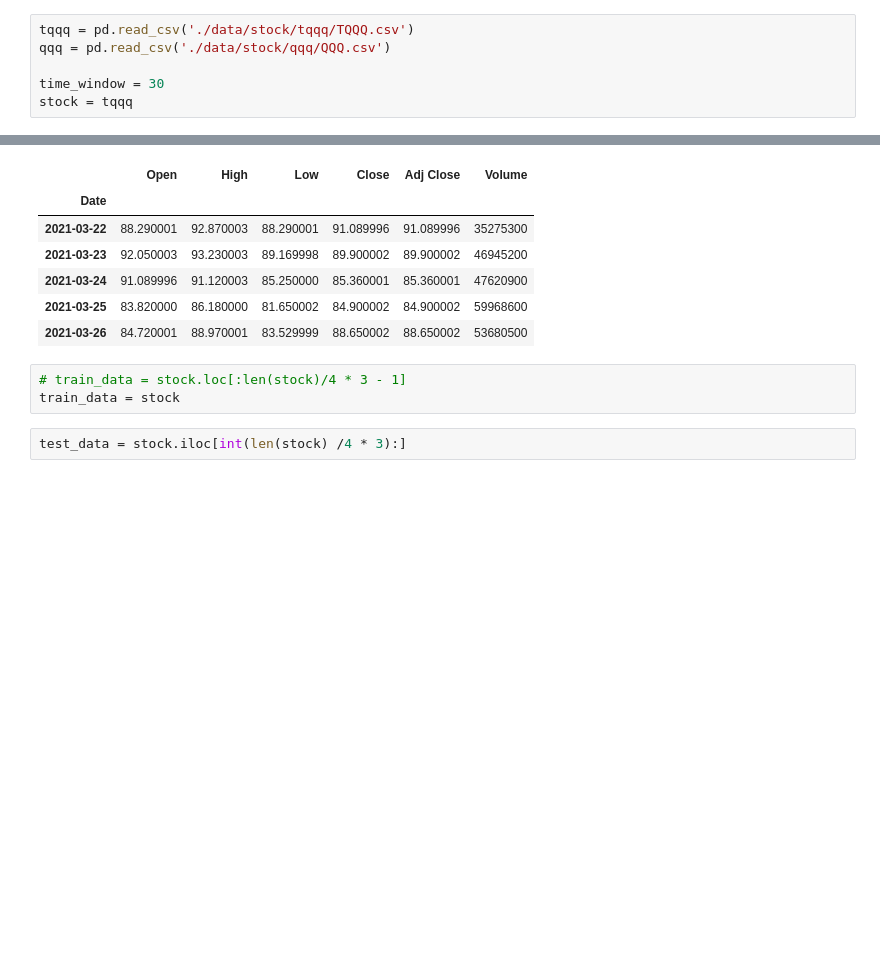
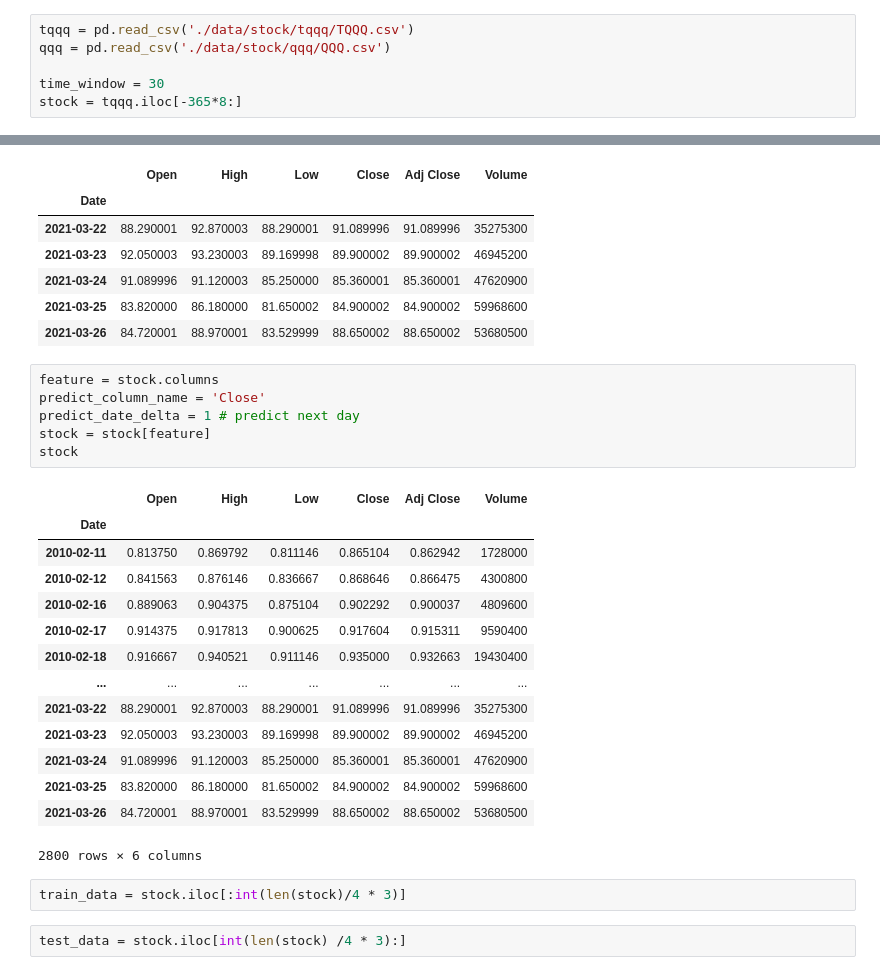
Before and after one commit to leozhao0709/python, a Jupyter notebook: tensorflow_learn/stock.ipynb, the cells around one changed output, grey strips where cells are left out. Cells and saved outputs as stored; diff of their text form; blank space fills up the shorter version.

```diff
--- a/tensorflow_learn/stock.ipynb
+++ b/tensorflow_learn/stock.ipynb
@@ -10,7 +10,7 @@ tqqq = pd.read_csv('./data/stock/tqqq/TQQQ.csv')
 qqq = pd.read_csv('./data/stock/qqq/QQQ.csv')
 
 time_window = 30
-stock = tqqq
+stock = tqqq.iloc[-365*8:]
 # %%
 stock = stock.set_index('Date')
 stock.tail()
@@ -22,9 +22,29 @@ stock.tail()
 | 2021-03-24 | 91.089996 | 91.120003 | 85.250000 | 85.360001 | 85.360001 | 47620900 |
 | 2021-03-25 | 83.820000 | 86.180000 | 81.650002 | 84.900002 | 84.900002 | 59968600 |
 | 2021-03-26 | 84.720001 | 88.970001 | 83.529999 | 88.650002 | 88.650002 | 53680500 |
+# %%
+feature = stock.columns
+predict_column_name = 'Close'
+predict_date_delta = 1 # predict next day
+stock = stock[feature]
+stock
+# %% [output]
+|  | Open | High | Low | Close | Adj Close | Volume |
+| Date |  |  |  |  |  |  |
+| 2010-02-11 | 0.813750 | 0.869792 | 0.811146 | 0.865104 | 0.862942 | 1728000 |
+| 2010-02-12 | 0.841563 | 0.876146 | 0.836667 | 0.868646 | 0.866475 | 4300800 |
+| 2010-02-16 | 0.889063 | 0.904375 | 0.875104 | 0.902292 | 0.900037 | 4809600 |
+| 2010-02-17 | 0.914375 | 0.917813 | 0.900625 | 0.917604 | 0.915311 | 9590400 |
+| 2010-02-18 | 0.916667 | 0.940521 | 0.911146 | 0.935000 | 0.932663 | 19430400 |
+| ... | ... | ... | ... | ... | ... | ... |
+| 2021-03-22 | 88.290001 | 92.870003 | 88.290001 | 91.089996 | 91.089996 | 35275300 |
+| 2021-03-23 | 92.050003 | 93.230003 | 89.169998 | 89.900002 | 89.900002 | 46945200 |
+| 2021-03-24 | 91.089996 | 91.120003 | 85.250000 | 85.360001 | 85.360001 | 47620900 |
+| 2021-03-25 | 83.820000 | 86.180000 | 81.650002 | 84.900002 | 84.900002 | 59968600 |
+| 2021-03-26 | 84.720001 | 88.970001 | 83.529999 | 88.650002 | 88.650002 | 53680500 |
+2800 rows × 6 columns
 # %%
-# train_data = stock.loc[:len(stock)/4 * 3 - 1]
-train_data = stock
+train_data = stock.iloc[:int(len(stock)/4 * 3)]
 # %%
 test_data = stock.iloc[int(len(stock) /4 * 3):]
 # %%
```
Also changed, not shown: parts of 23 cells of this notebook.
